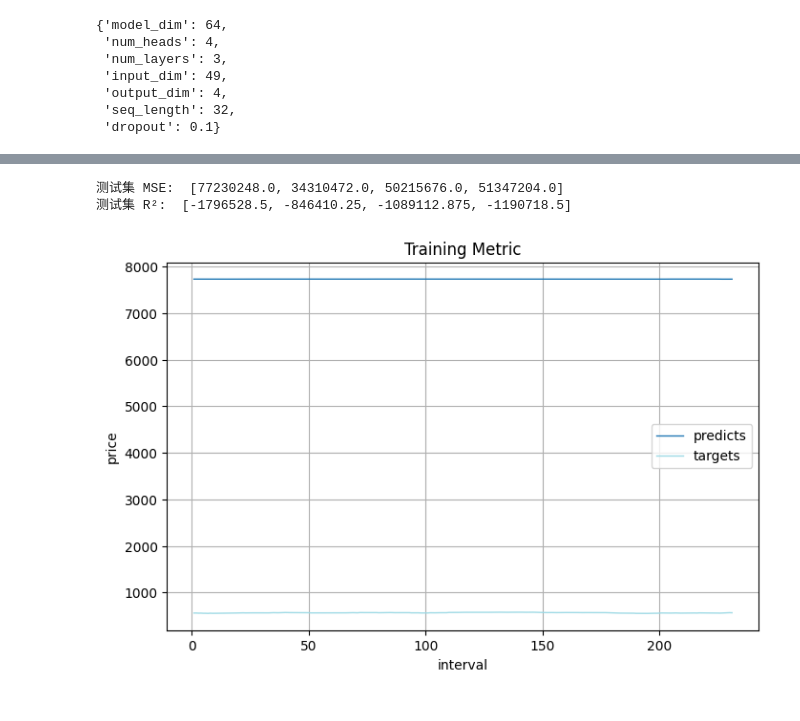
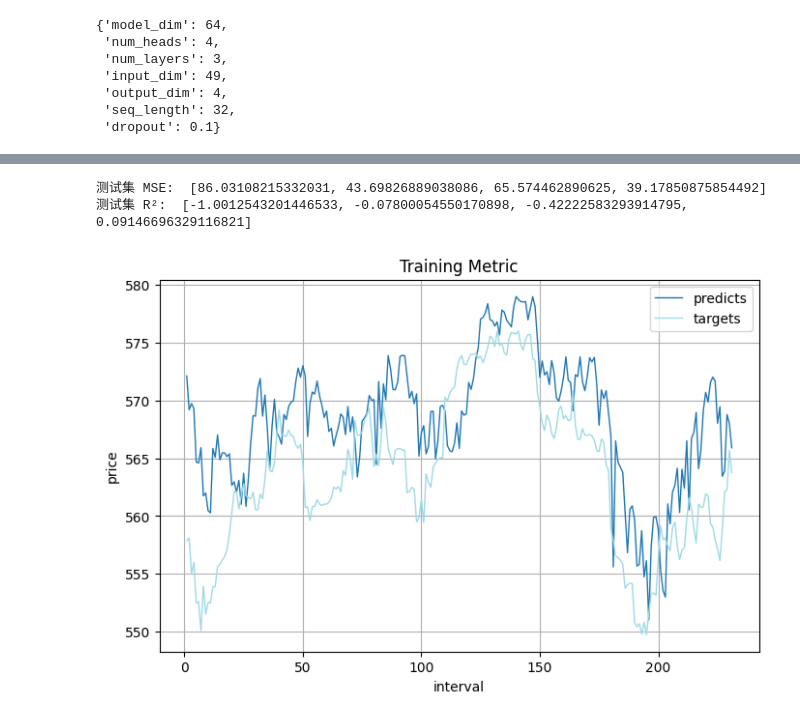
Before and after one commit to cziwen/TockFormer, a Jupyter notebook: fitModel.ipynb, the cells around one changed output, grey strips where cells are left out. Drawn from its saved outputs; the diff is of its cells as text; code cells hidden in the pictures.

Commit message:
updated, need a blender to better learn trends. residual model needs more complex one(try time series residual, like lstm)

```diff
--- a/fitModel.ipynb
+++ b/fitModel.ipynb
@@ -25,5 +33,5 @@ sample_dataset = sample_dataset (train_dataset, 0.1)
 # %%
 df_test = pd.read_csv ('../TockFormerData\SPY_1hour_test.csv')
 X_t, y_t, _, _ = create_sequences (df_test, seq_length=32, target_cols=['open', 'high', 'low', 'close'],
-                                   scale=True)
+                                   scaler=scaler)
 test_dataset = TensorDataset (X_t, y_t)
@@ -175,15 +186,35 @@ print (preds_test)
-# %%
-print ("测试集 MSE: ", mse_list_test)
-print ("测试集 R²: ", r2_list_test)
-
-curve_dict = {}
-curve_dict['predicts'] = preds_test[:, 3]
-curve_dict['targets'] = targets[:, 3]
-plot_multiple_curves (curve_dict, x_label='interval', y_label='price')
-# %% [output]
-测试集 MSE:  [77230248.0, 34310472.0, 50215676.0, 51347204.0]
-测试集 R²:  [-1796528.5, -846410.25, -1089112.875, -1190718.5]
-[figure, removed]
+# %%
+from BiasCorrector import BiasCorrector
+from sklearn.metrics import mean_squared_error, r2_score
+
+
+x_tensor = val_dataset.tensors[0]  # 输入特征
+y_tensor = val_dataset.tensors[1]  # 对应标签
+
+y = model.safe_inverse_transform(y_tensor.numpy(), scaler=scaler, target_indices=target_indices)
+
+# 使用 base model 进行预测（注意需要 batch 预测，如果模型较大）
+preds_val = model.predict_model(x_tensor, scaler=scaler, bias_corrector=None, target_indices=target_indices)  # shape: (N, num_targets)
+
+
+mlp_corrector = BiasCorrector(mode='mean', scale='None')
+mlp_corrector.fit(preds_val, y)
+# %%
+mse_list_cor, r2_list_cor, preds_cor, targets = model.evaluate_model (test_dataset, batch_size=32,
+                                                                         scaler=scaler, target_indices=target_indices,
+                                                                        bias_corrector=mlp_corrector)
+
+print ("测试集 MSE: ", mse_list_cor)
+print ("测试集 R²: ", r2_list_cor)
+
+curve_dict = {}
+curve_dict['predicts'] = preds_cor[:, 3]
+curve_dict['targets'] = targets[:, 3]
+plot_multiple_curves (curve_dict, x_label='interval', y_label='price')
+# %% [output]
+测试集 MSE:  [86.03108215332031, 43.69826889038086, 65.574462890625, 39.17850875854492]
+测试集 R²:  [-1.0012543201446533, -0.07800054550170898, -0.42222583293914795, 0.09146696329116821]
+[figure, added]
 # %%
 # 如果test表现优异，则保存
 model_out = "./xxx/xxx/"
```
Also changed, not shown: parts of 11 cells of this notebook, 2 other files.
